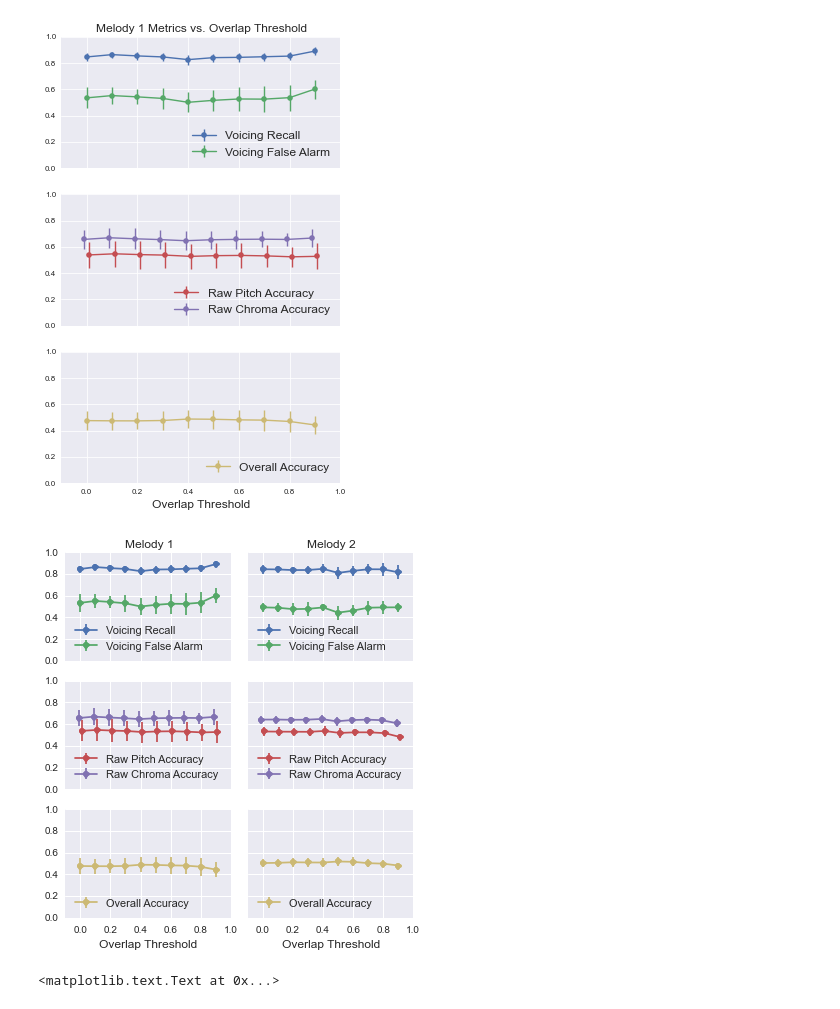
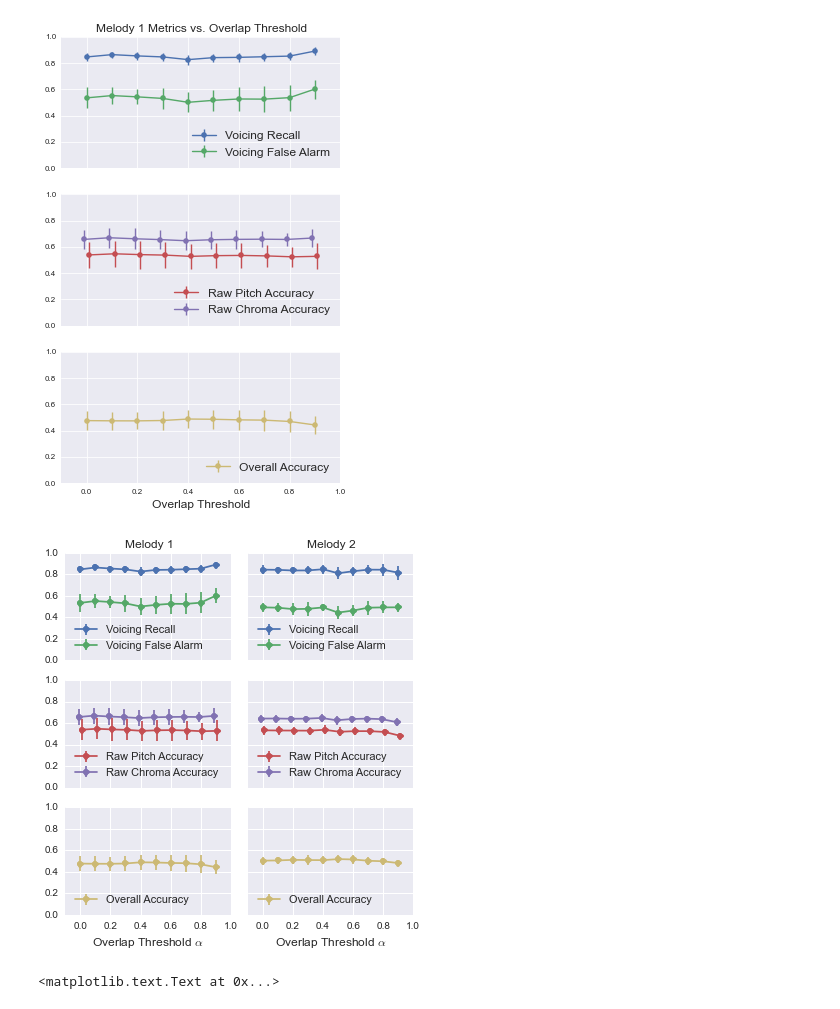
Before and after one commit to rabitt/contour_classification, a Jupyter notebook: results_plots.ipynb, the cells around one changed output. Drawn from its saved outputs; the diff is of its cells as text; code cells hidden in the pictures.

Commit message:
final paper plots

```diff
--- a/results_plots.ipynb
+++ b/results_plots.ipynb
@@ -244,7 +244,7 @@ p5 = plt.errorbar(olap_vals, melscore_panel_avg.loc[:, 'mean', 'OA'],
 plt.xlim(xlims)
 plt.ylim(ylims)
 plt.legend(loc=3, fontsize=11)
-plt.xlabel('Overlap Threshold', fontsize=12)
+plt.xlabel(r'Overlap Threshold $\alpha$', fontsize=12)
 
 ############################
 mel_dir = mel_dir2
@@ -334,35 +334,35 @@ plt.title("Melody 2", fontsize=12)
 plt.tick_params(axis='x', which='both', bottom='off', top='off', labelbottom='off')
 plt.tick_params(axis='y', which='both', bottom='off', top='off', labelleft='off' )
 
 plt.subplot(3,2,4)
 p3 = plt.errorbar(olap_vals+0.01, melscore_panel_avg.loc[:, 'mean', 'RPA'],
                   melscore_panel_std.loc[:, 'mean', 'RPA'], label='Raw Pitch Accuracy',
                   linestyle='-', marker='o', color=c3, alpha=1, capsize=0)
 p4 = plt.errorbar(olap_vals-0.01, melscore_panel_avg.loc[:, 'mean', 'RCA'],
                   melscore_panel_std.loc[:, 'mean', 'RCA'], label='Raw Chroma Accuracy',
                   linestyle='-', marker='o', color=c4, alpha=1, capsize=0)
 plt.xlim(xlims)
 plt.ylim(ylims)
 plt.legend(loc=3, fontsize=11)
 plt.tick_params(axis='x', which='both', bottom='off', top='off', labelbottom='off')
 plt.tick_params(axis='y', which='both', bottom='off', top='off', labelleft='off' )
 
 ax = plt.subplot(3,2,6)
 p5 = plt.errorbar(olap_vals, melscore_panel_avg.loc[:, 'mean', 'OA'],
                   melscore_panel_std.loc[:, 'mean', 'OA'], label='Overall Accuracy',
                   linestyle='-', marker='o', color=c5, alpha=1, capsize=0)
 plt.xlim(xlims)
 plt.ylim(ylims)
 plt.legend(loc=3, fontsize=11)
-plt.xlabel('Overlap Threshold', fontsize=12)
+plt.xlabel(r'Overlap Threshold $\alpha$', fontsize=12)
 plt.tick_params(axis='y', which='both', bottom='off', top='off', labelleft='off' )
 ############################
 
 # plt.show()
 fig.tight_layout()
 plt.savefig('/Users/rachelbittner/Desktop/mel_metrics_v_olap.eps', format='eps', bbox_inches='tight', pad_inches=0.0)
 # %% [output]
-[figure, old version]
+[figure, new version]
 # %%
 xlims = [-0.1, 1.0]
 ylims = [0, 1.0]
```
Also changed, not shown: parts of 2 cells of this notebook.
